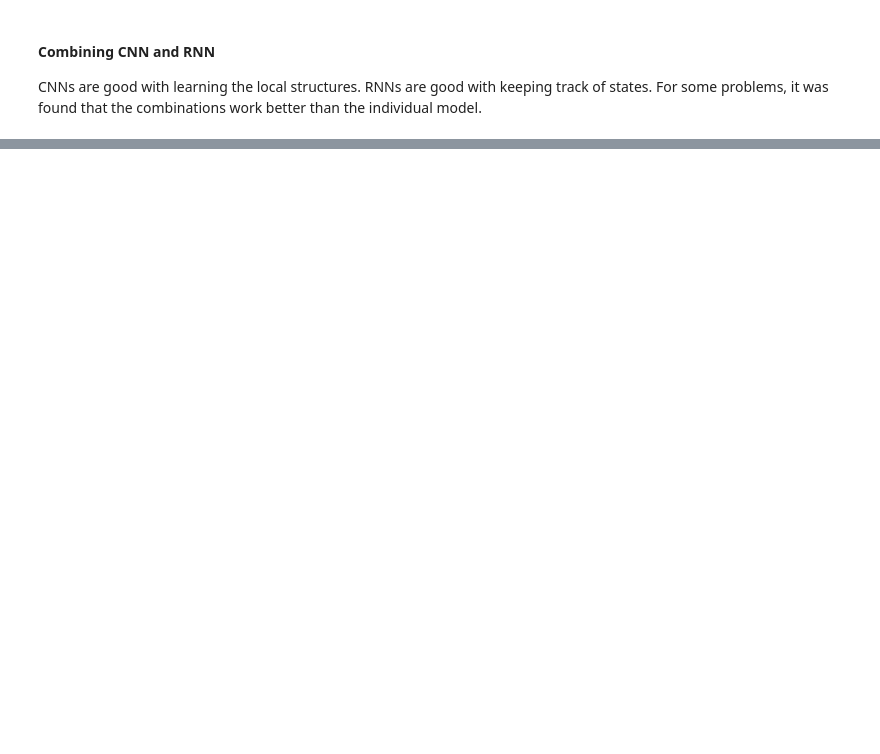
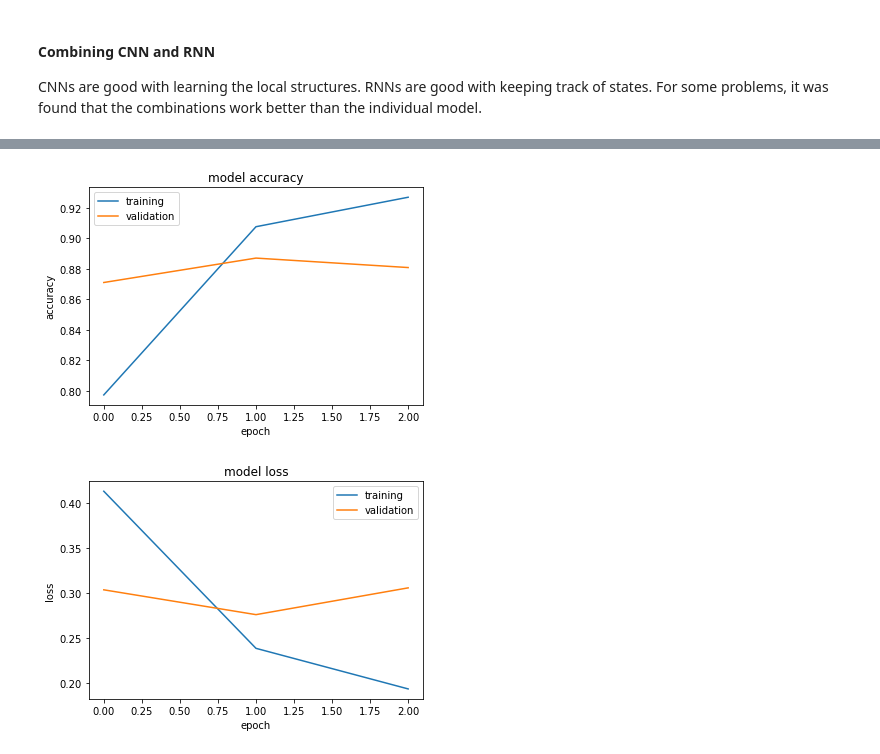
Before and after one commit to dmbala/python-deeplearning, a Jupyter notebook: RNN_IMDB_Rec.ipynb, the cells around one changed output, grey strips where cells are left out. Saved outputs shown, nothing was run; the diff lists cells and outputs as text; code cells hidden in the pictures; blank space fills up the shorter version.

```diff
--- a/RNN_IMDB_Rec.ipynb
+++ b/RNN_IMDB_Rec.ipynb
@@ -200,3 +259,4 @@ print(model.summary())
 # %%
-history = model.fit(X_train, y_train, validation_data=(X_test, y_test), epochs=2, batch_size=64)
+history = model.fit(X_train, y_train, validation_data=(X_test, y_test), epochs=3, batch_size=64)
 plot_acc_loss(history)
+# %% [output]
@@ -203,3 +269,5 @@ plot_acc_loss(history)
+[figure, added]
+[figure, added]
 # %%
 # Final evaluation of the model
 scores = model.evaluate(X_test, y_test, verbose=1)
```
Also changed, not shown: parts of 13 cells of this notebook, 4 other files.
